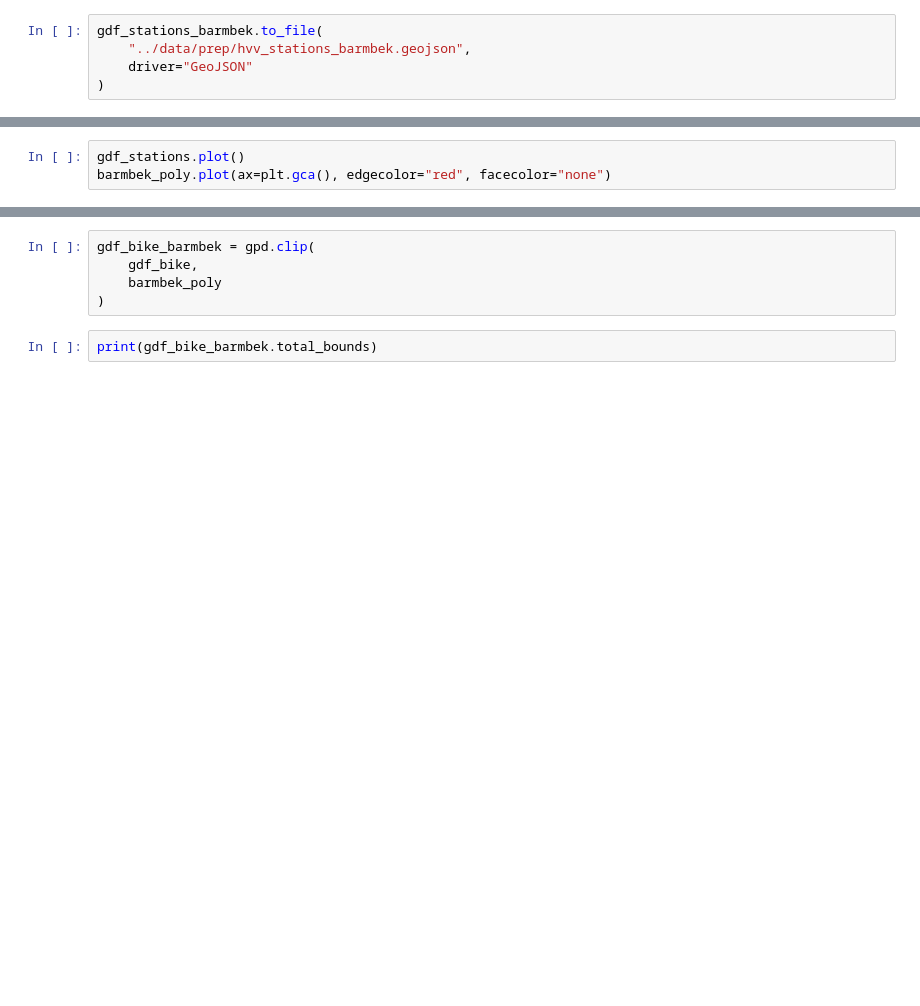
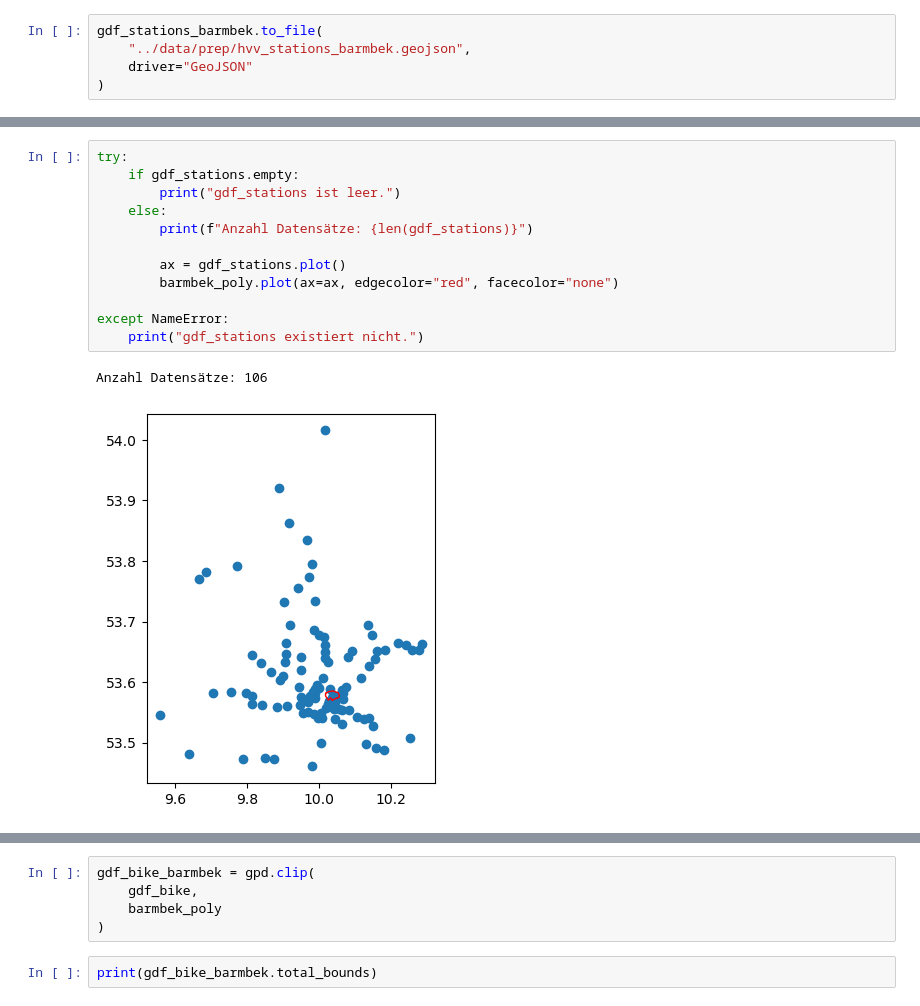
Before and after one commit to mail341/walkability-barmbek-sued, a Jupyter notebook: notebooks/01_staging_barmbek.ipynb, the cells around one changed output, grey strips where cells are left out. Saved outputs shown, nothing was run; the diff lists cells and outputs as text; blank space fills up the shorter version.

```diff
--- a/notebooks/01_staging_barmbek.ipynb
+++ b/notebooks/01_staging_barmbek.ipynb
@@ -1415,6 +1488,18 @@ print(len(gdf_stations_barmbek))
 # %%
-gdf_stations.plot()
-barmbek_poly.plot(ax=plt.gca(), edgecolor="red", facecolor="none")
+try:
+    if gdf_stations.empty:
+        print("gdf_stations ist leer.")
+    else:
+        print(f"Anzahl Datensätze: {len(gdf_stations)}")
+
+        ax = gdf_stations.plot()
+        barmbek_poly.plot(ax=ax, edgecolor="red", facecolor="none")
+
+except NameError:
+    print("gdf_stations existiert nicht.")
+# %% [output]
+Anzahl Datensätze: 106
+[figure, added]
 # %%
 gdf_bike = gpd.read_file(
     PATH_RAW + "raw_Masterportal-API/de_hh_up_radnetz_EPSG_4326.json"
```
Also changed, not shown: parts of 112 cells of this notebook, 21 other files.
